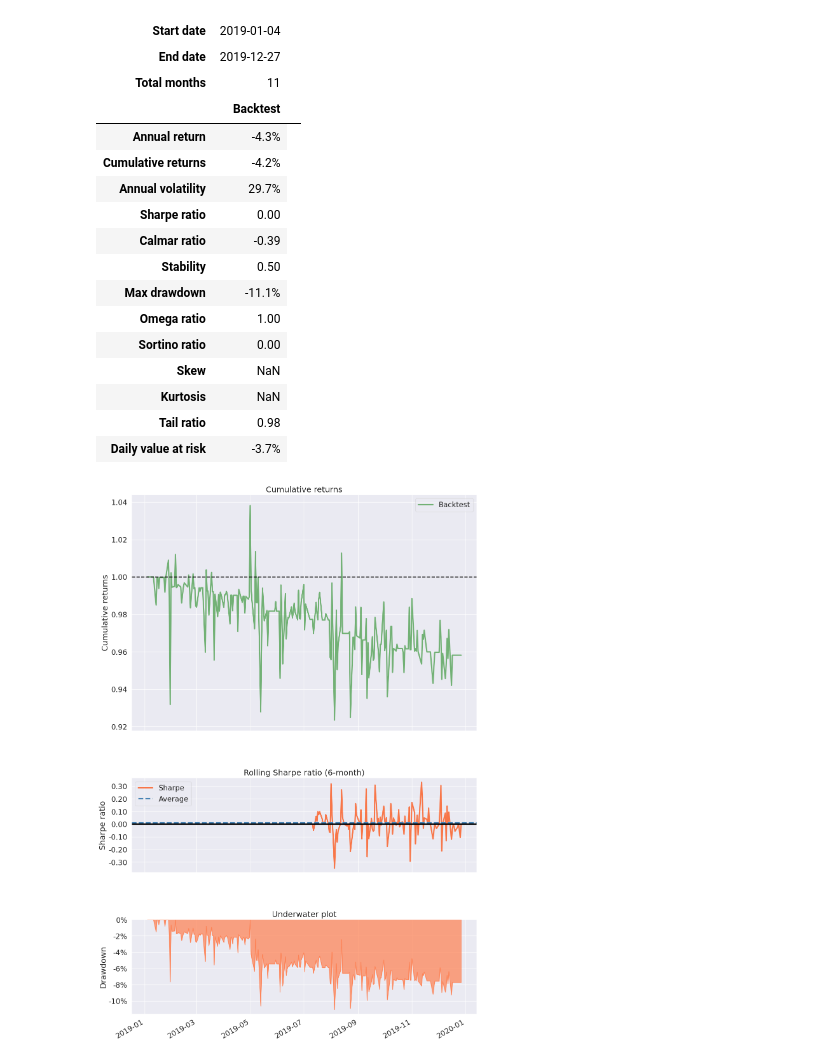
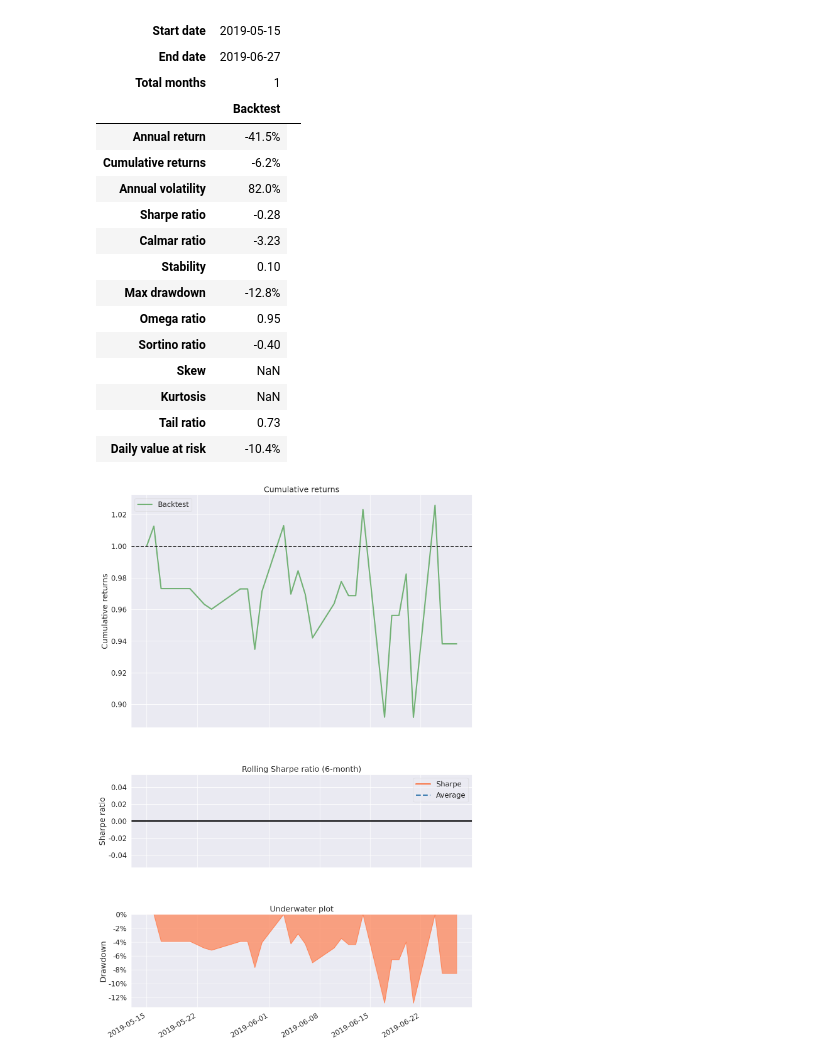
Before and after one commit to speQtrum/MScFE690-6352-Capstone, a Jupyter notebook: proj_file5.ipynb, the cells around one changed output. Saved outputs shown, nothing was run; the diff lists cells and outputs as text; code cells hidden in the pictures.

```diff
--- a/proj_file5.ipynb
+++ b/proj_file5.ipynb
@@ -88,10 +88,11 @@ end_date =   '2019-12-31'
 # ^TNX > CBOE Interest Rate 10 Year T No
 
 target = 'BTC-USD'
-tickers = [target,"^VIX","^NDX","^GSPC","^SOX"] #,"CNY=X","EUR=X","^TNX"]
+tickers = [target,"^VIX","^NDX","GC=F","NVDA","^GSPC","CNY=X","EUR=X","^TNX"]
 
 ###### Stock Data Collection #######
 ###### The trading algoorithm will be designed for this Assets #############
 data0 = yf.download(tickers, start=start_date, end=end_date)['Adj Close']
+data0.dropna(inplace=True)
 data0.head()
 # %% [output]
@@ -667,5 +743,6 @@ plot_histogram(binary_data,figsize=(14,3))
 # %%
-q_data['forecast'] = data[target].apply(lambda x: 1 if x >= 0 else 0).shift(-1) #.apply(np.int64)
+# q_data['forecast'] = data[target].apply(lambda x: 1 if x >= 0 else 0).shift(-1) #.apply(np.int64)
+q_data['forecast'] = c_data['forecast']
 q_data.dropna(inplace=True)
 q_data['forecast'] = q_data['forecast'].apply(np.int64)
 q_data.head()
@@ -721,8 +798,9 @@ SELL_PRICE = []
 cr = ClassicalRegister(1)
 model_qc.add_register(cr)
 
+z = 90
 
-for i in range(q_data.shape[0]):
+for i in range(z,q_data.shape[0]):
     price = data0.iloc[i+1,0]
     row = np.append(q_data.iloc[i,:-1].values,0)
     my_data = encode_data(row) #data.iloc[i,:].values)
@@ -740,5 +818,5 @@ for i in range(q_data.shape[0]):
     BUY_PRICE.append(buy_price)
     SELL_PRICE.append(sell_price)
     STATES.append(state)
-    print("The position of the next day is:",val_signal,result.quasi_dists[0])
+    print("\n\nThe position of the next day:",i,"is:",val_signal,result.quasi_dists[0])
 # %% [output]
@@ -889,12 +945,12 @@ s_price = []
 for i in range(1,len(STATES)):
     if STATES[i] > STATES[i-1]:
         all_trades.append(+1)
-        b_price.append(data0.iloc[i,0])
+        b_price.append(data0.iloc[z+i,0])
         s_price.append(np.nan)
     elif STATES[i] < STATES[i-1]:
         all_trades.append(-1)
         b_price.append(np.nan)
-        s_price.append(data0.iloc[i,0])
+        s_price.append(data0.iloc[z+i,0])
     else:
         all_trades.append(0)
         b_price.append(np.nan)
@@ -927,25 +974,25 @@ plt.show()
 # %%
-strategy_returns = data.loc[q_data.index].iloc[1:,0]*np.array(all_trades)
+strategy_returns = data.loc[q_data.index].iloc[z+1:,0]*np.array(all_trades)
 pf.create_simple_tear_sheet(strategy_returns.diff())
 # %% [output]
-| Start date | 2019-01-04 |  |
-| End date | 2019-12-27 |  |
-| Total months | 11 |  |
+| Start date | 2019-05-15 |  |
+| End date | 2019-06-27 |  |
+| Total months | 1 |  |
 |  | Backtest |
-| Annual return | -4.3% |
-| Cumulative returns | -4.2% |
-| Annual volatility | 29.7% |
-| Sharpe ratio | 0.00 |
-| Calmar ratio | -0.39 |
-| Stability | 0.50 |
-| Max drawdown | -11.1% |
-| Omega ratio | 1.00 |
-| Sortino ratio | 0.00 |
+| Annual return | -41.5% |
+| Cumulative returns | -6.2% |
+| Annual volatility | 82.0% |
+| Sharpe ratio | -0.28 |
+| Calmar ratio | -3.23 |
+| Stability | 0.10 |
+| Max drawdown | -12.8% |
+| Omega ratio | 0.95 |
+| Sortino ratio | -0.40 |
 | Skew | NaN |
 | Kurtosis | NaN |
-| Tail ratio | 0.98 |
-| Daily value at risk | -3.7% |
+| Tail ratio | 0.73 |
+| Daily value at risk | -10.4% |
-[figure, old version]
+[figure, new version]
 # %%
 strategy_returns.cumsum().plot()
 # %% [output]
```
Also changed, not shown: parts of 31 cells of this notebook.
